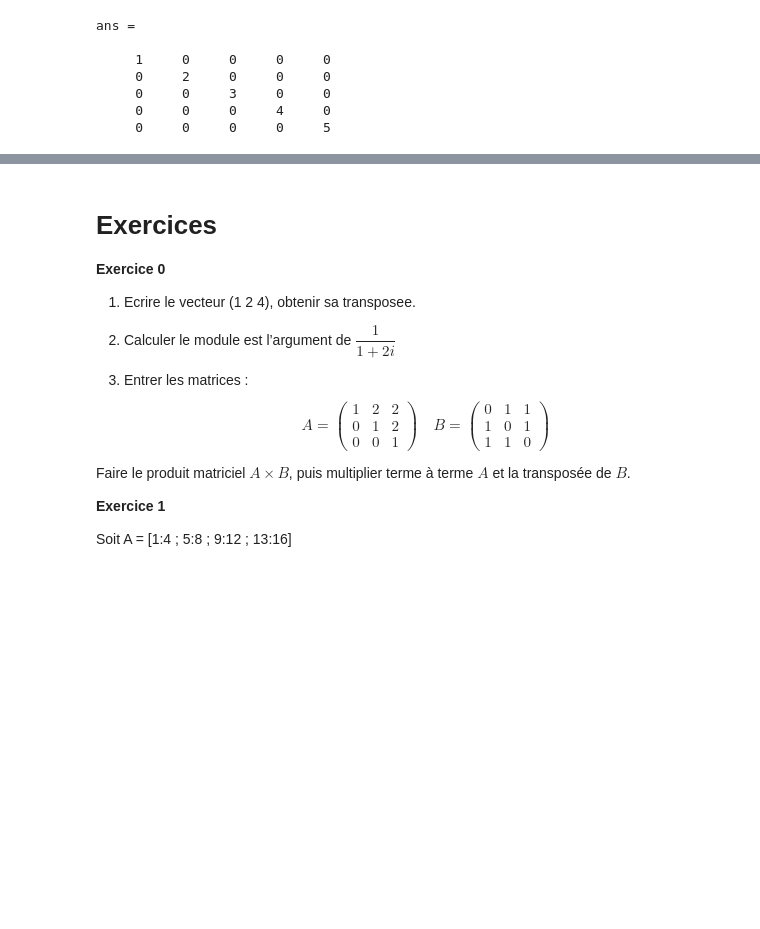
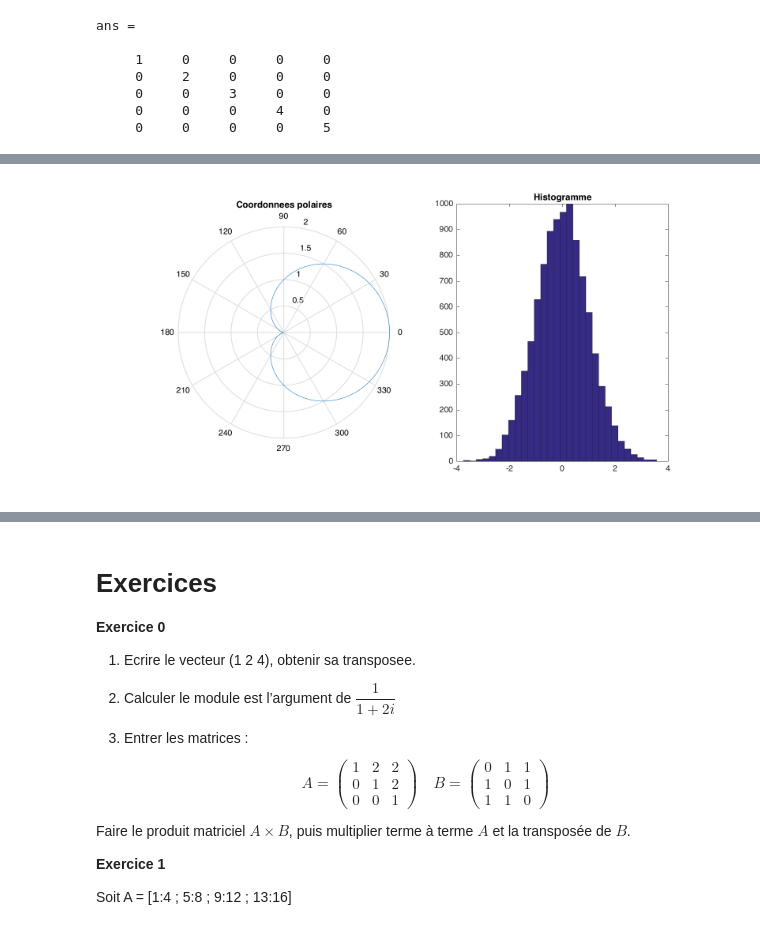
Before and after one commit to clopeau/Matlab, a Jupyter notebook: Introduction à Matlab.ipynb, the cells around one changed output, grey strips where cells are left out. Saved outputs shown, nothing was run; the diff lists cells and outputs as text; code cells hidden in the pictures; blank space fills up the shorter version.

```diff
--- a/Introduction à Matlab.ipynb
+++ b/Introduction à Matlab.ipynb
@@ -1281,0 +1360,14 @@ title('x et [y z]')
+# %%
+g=figure();
+subplot(1,2,1)
+theta=0:0.01:2*pi;
+r=1+cos(theta);
+polar(theta,r)
+title('Coordonnees polaires')
+
+subplot(1,2,2)
+X=randn(1,10000);
+hist(X,30)
+title('Histogramme')
+# %% [output]
+[figure, added]
```
Also changed, not shown: parts of 57 cells of this notebook.
